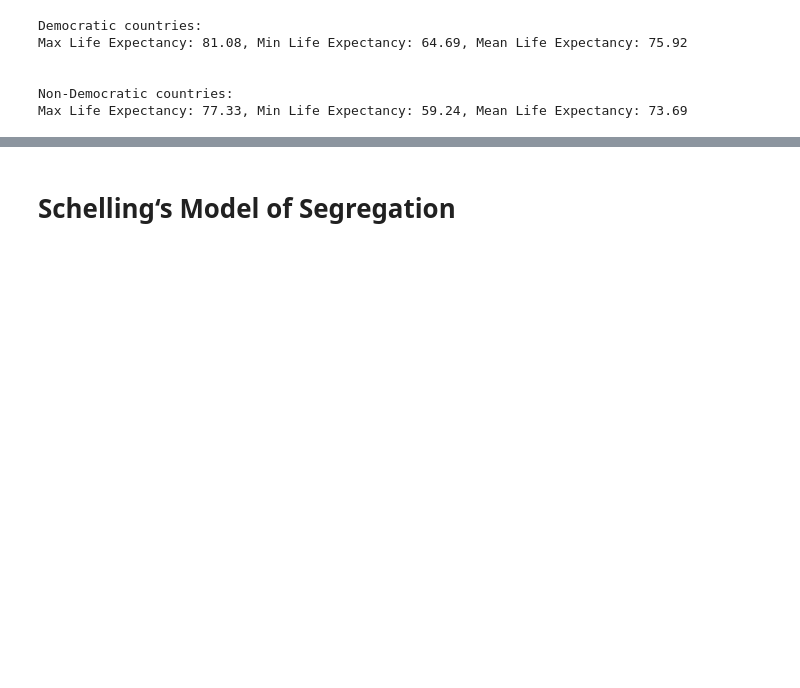
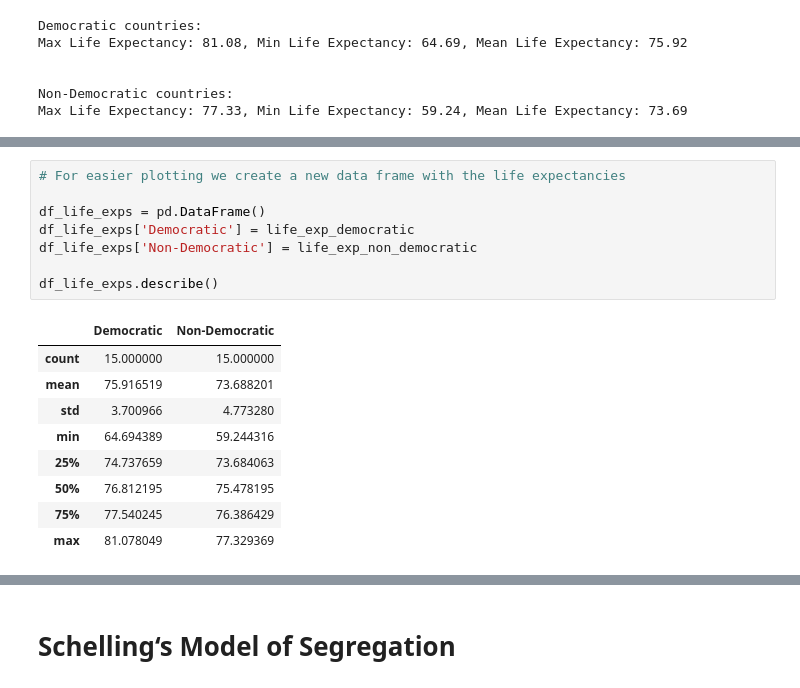
Before and after one commit to m8ins/SDS, a Jupyter notebook: home_assignment_2_tasks.ipynb, the cells around one changed output, grey strips where cells are left out. Cells and saved outputs as stored; diff of their text form; blank space fills up the shorter version.

```diff
--- a/home_assignment_2_tasks.ipynb
+++ b/home_assignment_2_tasks.ipynb
@@ -235,0 +238,18 @@ Max Life Expectancy: 77.33, Min Life Expectancy: 59.24, Mean Life Expectancy: 73
+# %%
+# For easier plotting we create a new data frame with the life expectancies
+
+df_life_exps = pd.DataFrame()
+df_life_exps['Democratic'] = life_exp_democratic
+df_life_exps['Non-Democratic'] = life_exp_non_democratic
+
+df_life_exps.describe()
+# %% [output]
+|  | Democratic | Non-Democratic |
+| count | 15.000000 | 15.000000 |
+| mean | 75.916519 | 73.688201 |
+| std | 3.700966 | 4.773280 |
+| min | 64.694389 | 59.244316 |
+| 25% | 74.737659 | 73.684063 |
+| 50% | 76.812195 | 75.478195 |
+| 75% | 77.540245 | 76.386429 |
+| max | 81.078049 | 77.329369 |
```
Also changed, not shown: parts of 13 cells of this notebook.
